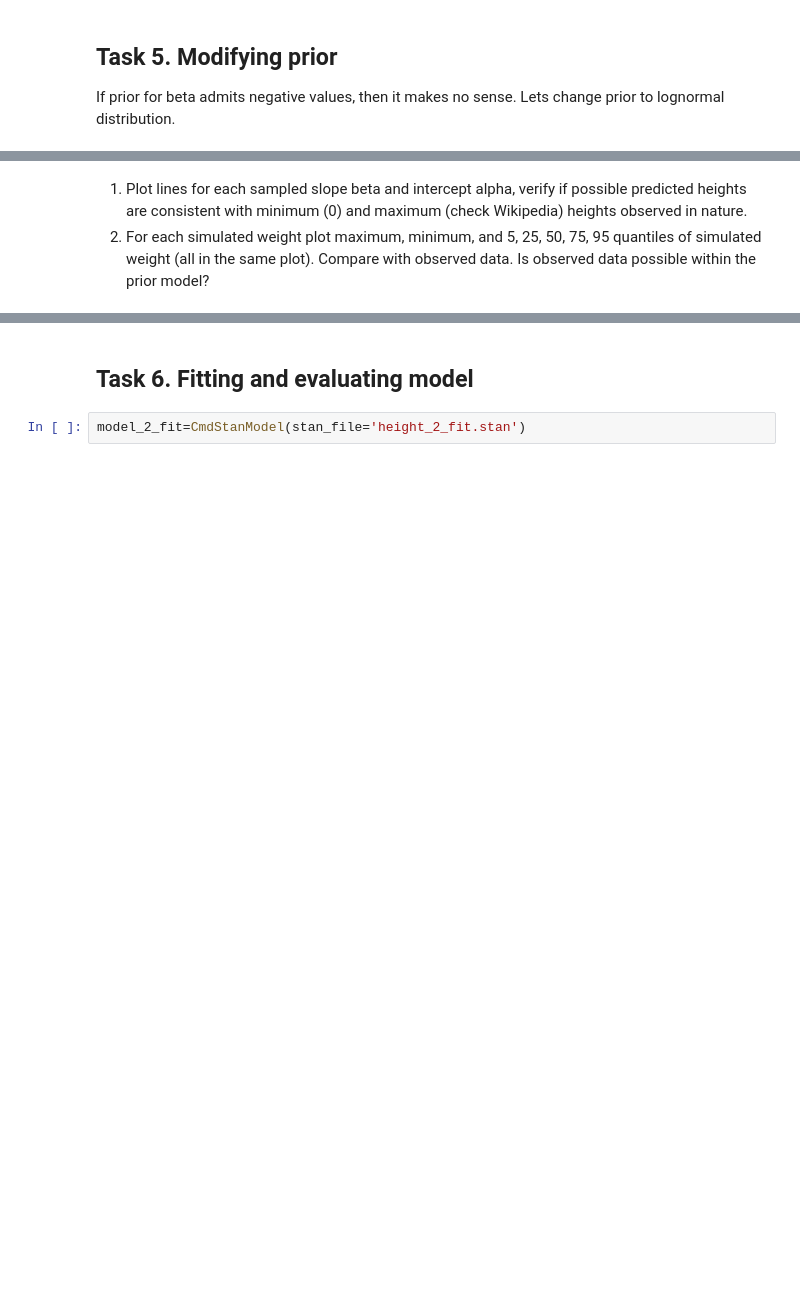
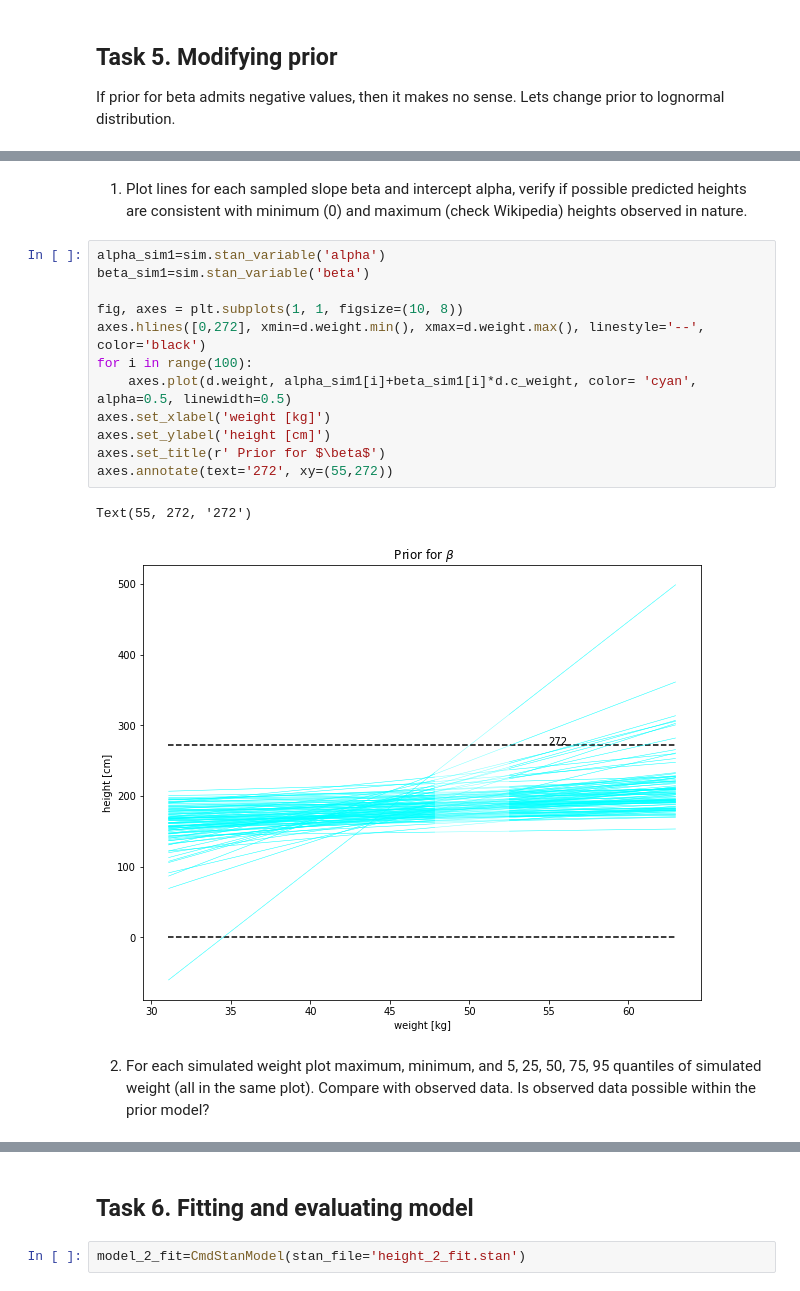
Before and after one commit to DanieloSendi/LaboratoryClasses_Data_Analitycs, a Jupyter notebook: Lab_4_Linear_models_modelling_height_of_Kung_people/Lab_4_Linear_models_modelling_height_of_Kung.ipynb, the cells around one changed output, grey strips where cells are left out. Saved outputs shown, nothing was run; the diff lists cells and outputs as text; blank space fills up the shorter version.

```diff
--- a/Lab_4_Linear_models_modelling_height_of_Kung_people/Lab_4_Linear_models_modelling_height_of_Kung.ipynb
+++ b/Lab_4_Linear_models_modelling_height_of_Kung_people/Lab_4_Linear_models_modelling_height_of_Kung.ipynb
@@ -257,3 +260,19 @@ NameError: name 'data_sim' is not defined
+# %% [markdown]
+1. Plot lines for each sampled slope beta and intercept alpha, verify if possible predicted heights are consistent with minimum (0) and maximum (check Wikipedia) heights observed in nature.
+# %%
+alpha_sim1=sim.stan_variable('alpha')
+beta_sim1=sim.stan_variable('beta')
+
+fig, axes = plt.subplots(1, 1, figsize=(10, 8))
+axes.hlines([0,272], xmin=d.weight.min(), xmax=d.weight.max(), linestyle='--', color='black')
+for i in range(100):
+    axes.plot(d.weight, alpha_sim1[i]+beta_sim1[i]*d.c_weight, color= 'cyan', alpha=0.5, linewidth=0.5)
+axes.set_xlabel('weight [kg]')
+axes.set_ylabel('height [cm]')
+axes.set_title(r' Prior for $\beta$')
+axes.annotate(text='272', xy=(55,272))
+# %% [output]
+Text(55, 272, '272')
+[figure, added]
 # %% [markdown]
-1. Plot lines for each sampled slope beta and intercept alpha, verify if possible predicted heights are consistent with minimum (0) and maximum (check Wikipedia) heights observed in nature.
 2. For each simulated weight plot maximum, minimum, and 5, 25, 50, 75, 95 quantiles of simulated weight (all in the same plot). Compare with observed data. Is observed data possible within the prior model?
```
Also changed, not shown: parts of 11 cells of this notebook, 5 other files.
